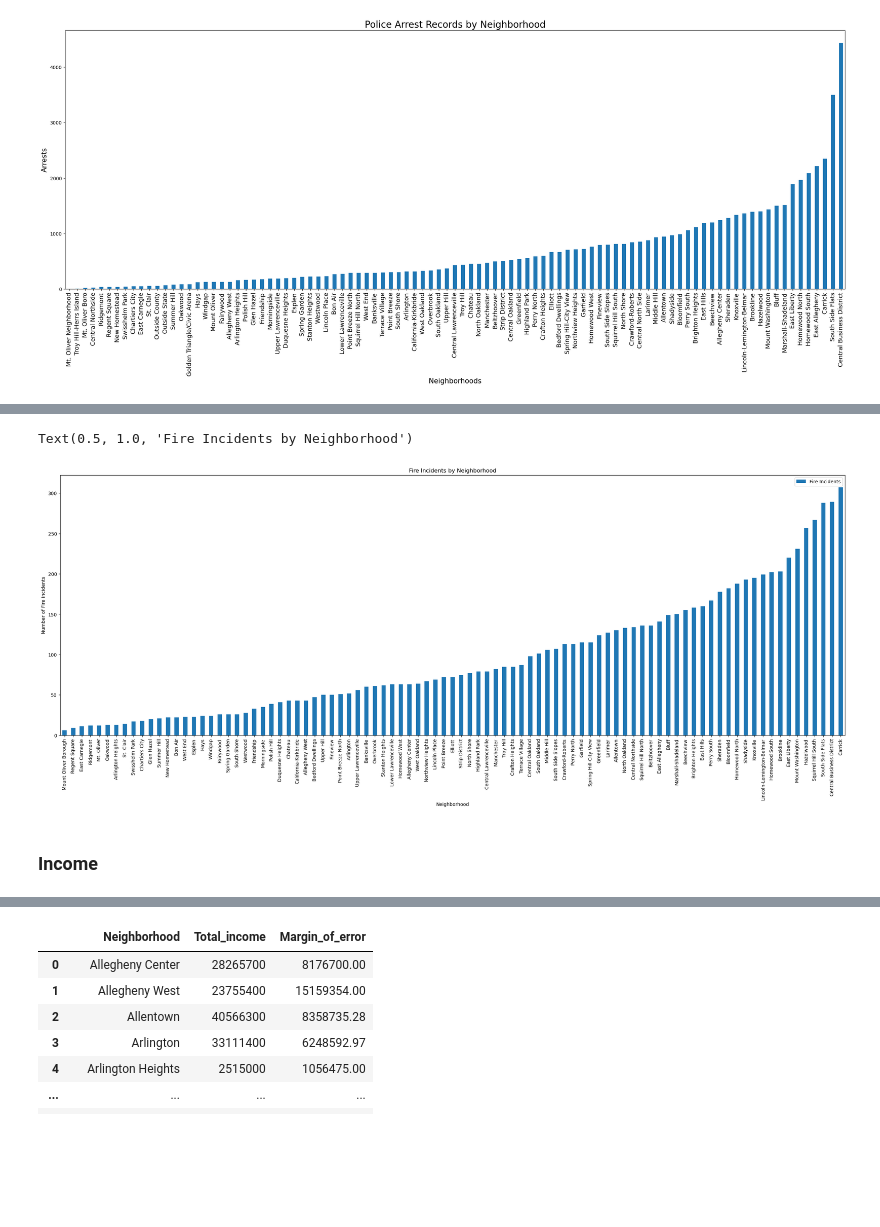
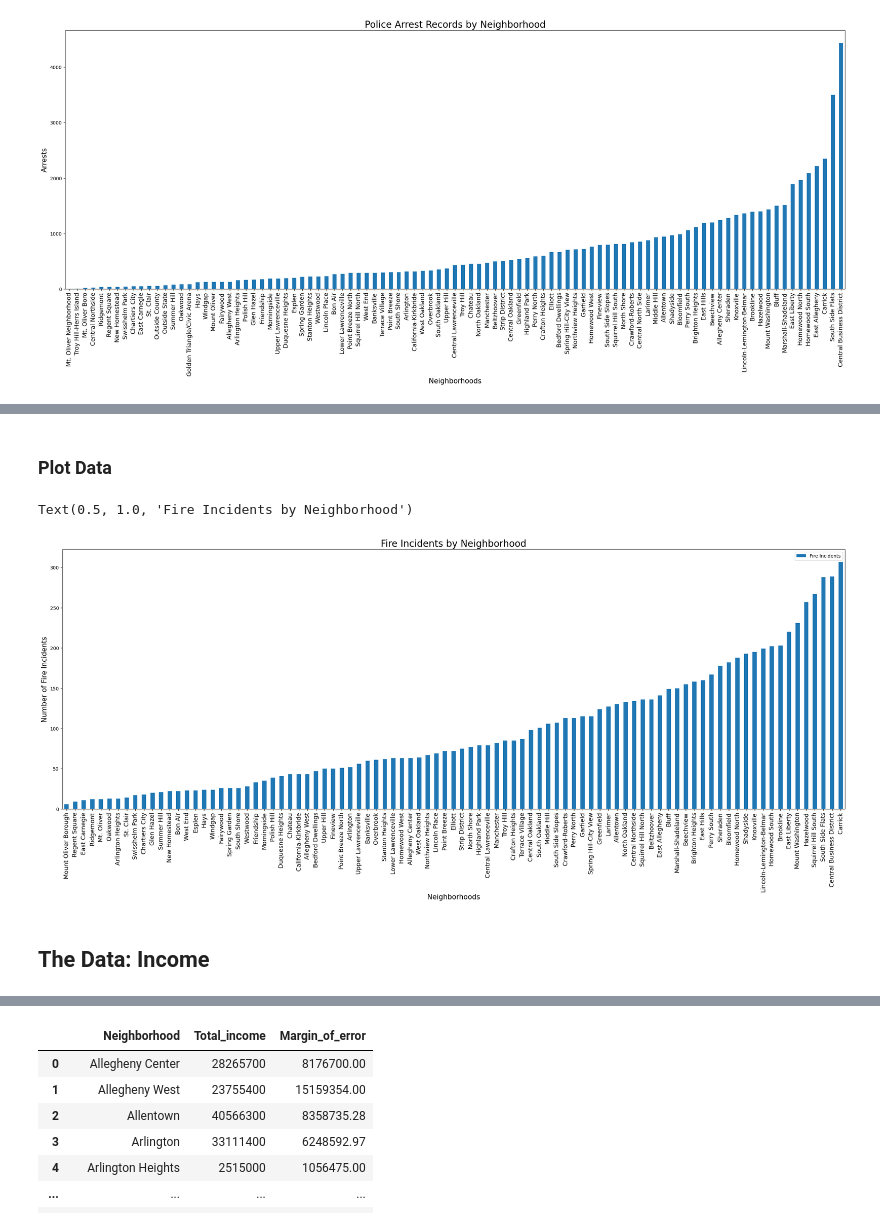
Before and after one commit to stanleytengg/CMPINF0010-Final-Project, a Jupyter notebook: Final.ipynb, the cells around one changed output, grey strips where cells are left out. Drawn from its saved outputs; the diff is of its cells as text; code cells hidden in the pictures; blank space fills up the shorter version.

```diff
--- a/Final.ipynb
+++ b/Final.ipynb
@@ -74,9 +101,9 @@ Text(0.5, 1.0, 'Police Arrest Records by Neighborhood')
 import pandas as pd
 import matplotlib.pyplot as plt
 # %%
-#import data
+# Import data
 file_path = 'Fire Incidents.csv'
-data = pd.read_csv(file_path)
-data.head() #looking at first few elements of the complete data
+fire = pd.read_csv(file_path)
+fire.head()
 # %% [output]
 |  | _id | call_no | incident_type | type_description | address | alarms | alarm_time | primary_unit | ... |
@@ -88,9 +117,6 @@ data.head() #looking at first few elements of the complete data
 # %%
-#parse and organize data
-
-#separate by neighborhood
-data = data.groupby("neighborhood").size().reset_index(name="Fire Incidents")
-data = data.sort_values("Fire Incidents") #sort neighborhoods in lowest fire incidents to highest
-data = data.set_index("neighborhood") #set right column name index to be neighborhood
-print(data) #print results
+fire = fire.rename(columns={'neighborhood': 'Neighborhood'})
+fire = fire.groupby("Neighborhood").size().reset_index(name="Fire Incidents") # Group by neighborhood
+fire = fire.sort_values(by="Fire Incidents", ascending=True) # Sort neighborhoods in lowest fire incidents to highest
+fire
 # %% [output]
@@ -111,0 +136,8 @@ Carrick                               307
+# %%
+# Creates another dataframe for graphing
+fire_res = pd.DataFrame({
+    'Neighborhood': fire['Neighborhood'],
+    'Fire Incidents': fire['Fire Incidents']
+})
+fire_res = fire_res.set_index('Neighborhood')
+fire_res
@@ -112,17 +159,16 @@ Carrick                               307
+# %% [markdown]
+### Plot Data
 # %%
-#plot data
-#creating a visual graph for the data
+fire_res.plot.bar(figsize=(30,10), width=0.5)
 
-#set up the bar graph
-data.plot.bar(figsize=(30,10), width=0.5)
-
-#adding labels and titles to the graph
-plt.xlabel('Neighborhood')
-plt.ylabel('Number of Fire Incidents')
-plt.title('Fire Incidents by Neighborhood')
+# Adding labels and titles to the graph
+plt.xlabel('Neighborhoods', fontsize=15)
+plt.xticks(fontsize=13)
+plt.ylabel('Number of Fire Incidents', fontsize=15)
+plt.title('Fire Incidents by Neighborhood', fontsize=20)
 # %% [output]
 Text(0.5, 1.0, 'Fire Incidents by Neighborhood')
-[figure, old version]
+[figure, new version]
 # %% [markdown]
-### Income
+## The Data: Income
 # %%
```
Also changed, not shown: parts of 38 cells of this notebook.
